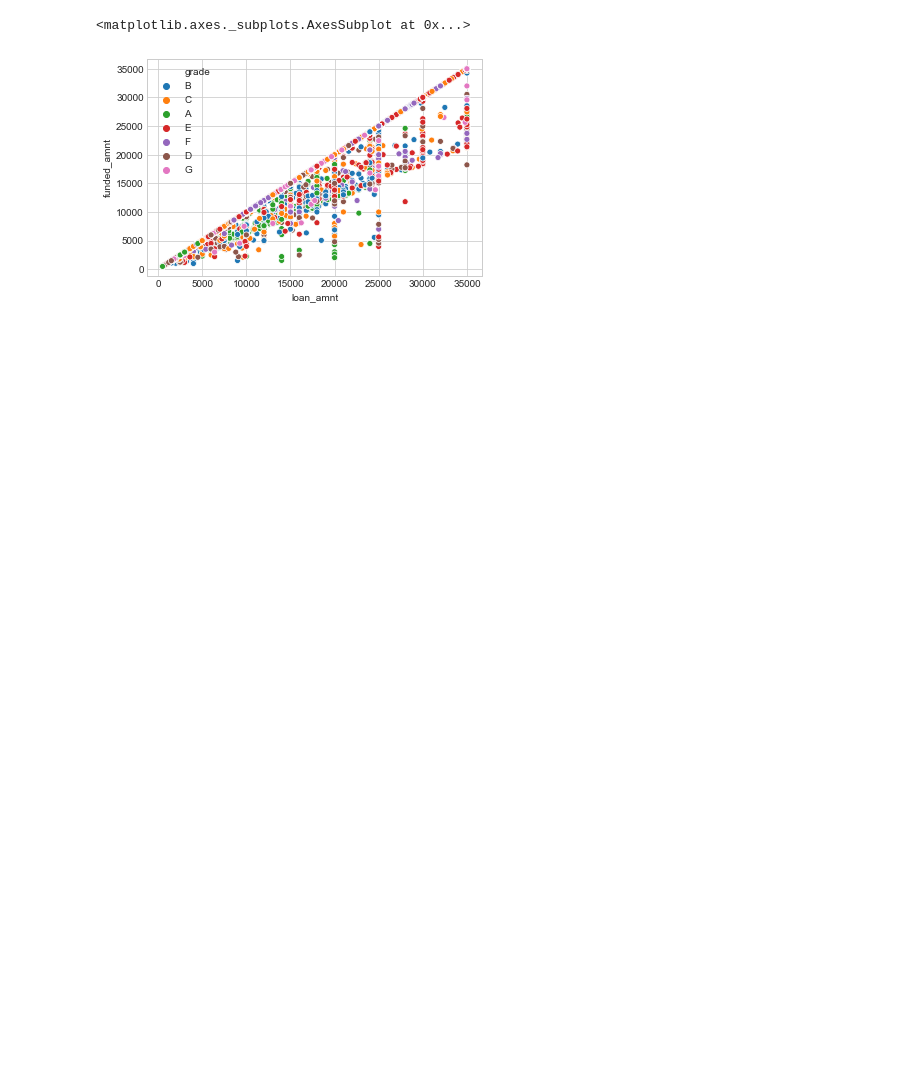
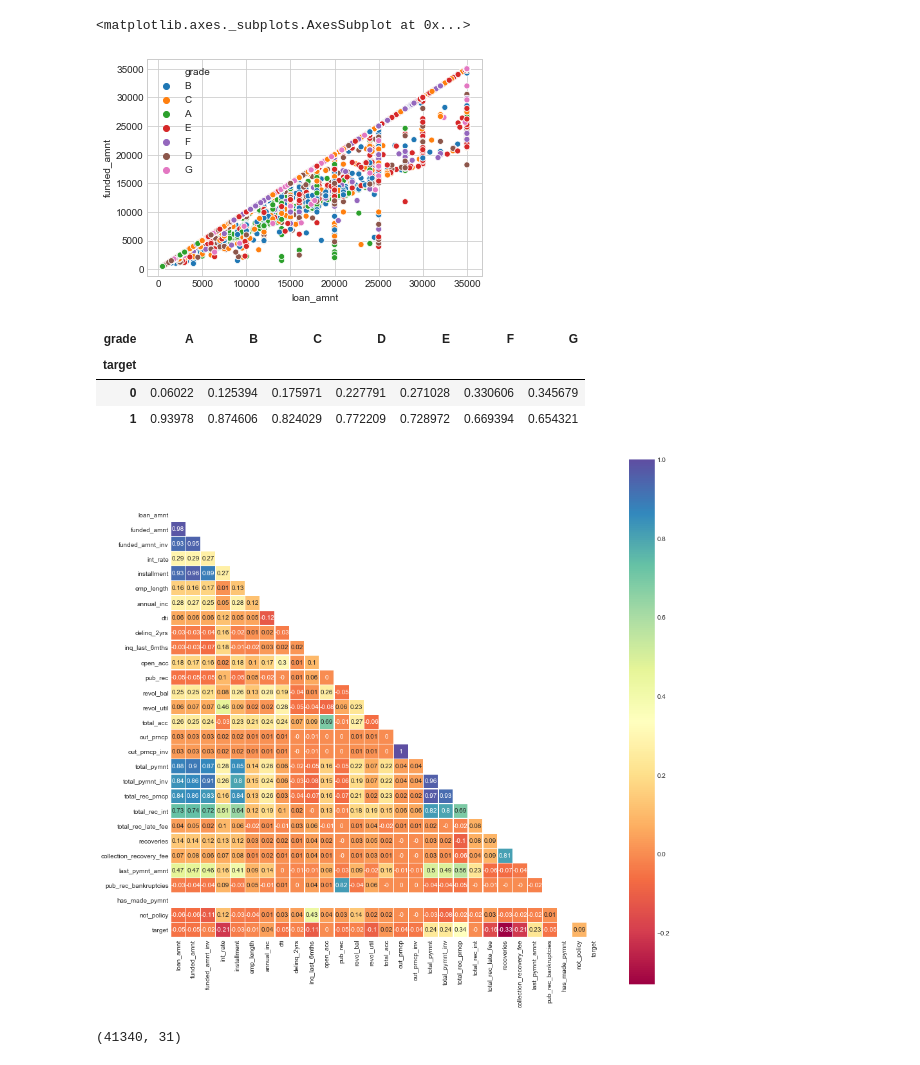
Before and after one commit to torben90/NF_Prj_LendingClub, a Jupyter notebook: sub_notebooks/INI_EDA_Torben.ipynb, the cells around one changed output. Saved outputs shown, nothing was run; the diff lists cells and outputs as text; code cells hidden in the pictures; blank space fills up the shorter version.

```diff
--- a/sub_notebooks/INI_EDA_Torben.ipynb
+++ b/sub_notebooks/INI_EDA_Torben.ipynb
@@ -494,3 +524,22 @@ sns.scatterplot(y='funded_amnt',x='loan_amnt',data=df_clean,hue='grade')
 # %% [output]
 <matplotlib.axes._subplots.AxesSubplot at 0x...>
 [figure]
+# %%
+loan_grade = ['target', 'grade']
+cross_u = pd.crosstab(df_clean[loan_grade[0]], df_clean[loan_grade[1]], normalize='columns')
+cross_u
+# %% [output]
+| grade | A | B | C | D | E | F | G |
+| target |  |  |  |  |  |  |  |
+| 0 | 0.06022 | 0.125394 | 0.175971 | 0.227791 | 0.271028 | 0.330606 | 0.345679 |
+| 1 | 0.93978 | 0.874606 | 0.824029 | 0.772209 | 0.728972 | 0.669394 | 0.654321 |
+# %%
+_,ax=plt.subplots(figsize=(15,15))
+sns.heatmap(round(df_clean.corr(),2)
+            ,annot=True
+            ,square=True
+            ,mask=np.triu(df_clean.corr())
+            ,cmap='Spectral'
+            ,linewidth=.5);
+# %% [output]
+[figure, added]
@@ -496,0 +549,4 @@ sns.scatterplot(y='funded_amnt',x='loan_amnt',data=df_clean,hue='grade')
+# %%
+df_test.shape
+# %% [output]
+(41340, 31)
```
Also changed, not shown: parts of 14 cells of this notebook, 3 other files.
